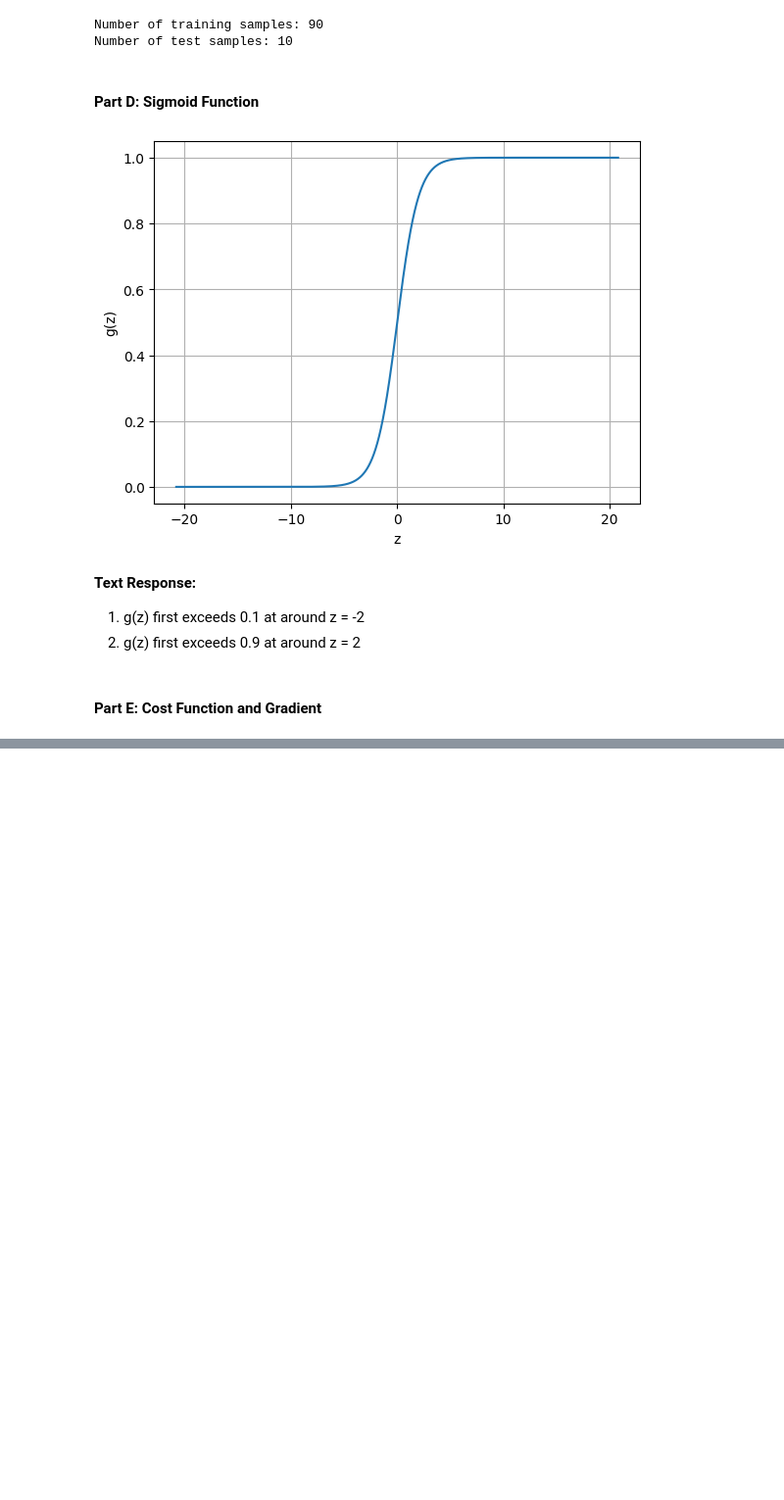
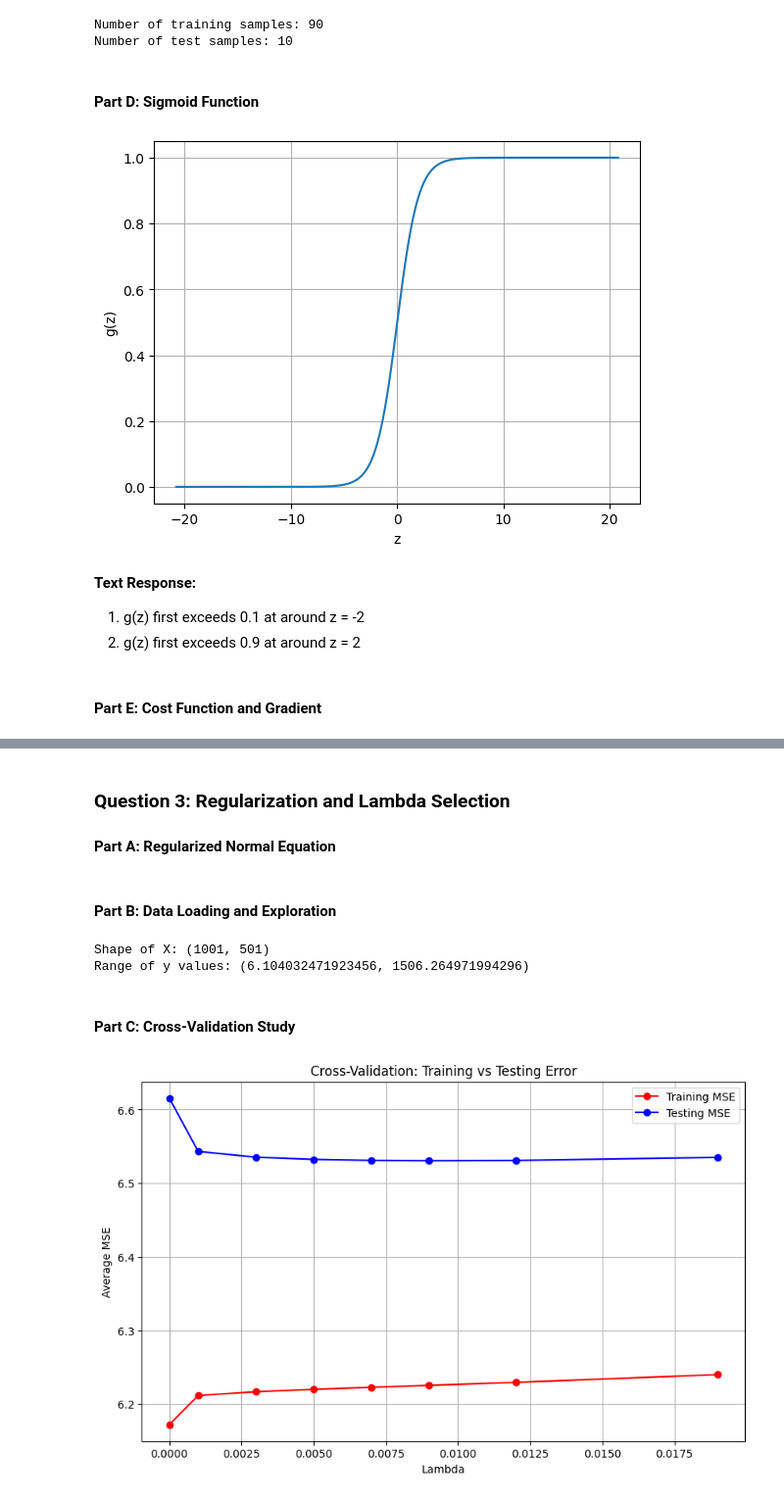
Before and after one commit to Aragya1642/1395_MachineLearning, a Jupyter notebook: ps3_Goyal_Aragya_python/ps3_Goyal_Aragya_python.ipynb, the cells around one changed output, grey strips where cells are left out. Shown at 98% size. Drawn from its saved outputs; the diff is of its cells as text; code cells hidden in the pictures; blank space fills up the shorter version.

```diff
--- a/ps3_Goyal_Aragya_python/ps3_Goyal_Aragya_python.ipynb
+++ b/ps3_Goyal_Aragya_python/ps3_Goyal_Aragya_python.ipynb
@@ -110,0 +309,3 @@ def gradFunction(theta, X, y):
+# %% [markdown]
+### Question 3: Regularization and Lambda Selection
+#### Part A: Regularized Normal Equation
@@ -110,0 +328,74 @@ def gradFunction(theta, X, y):
+# %% [markdown]
+#### Part B: Data Loading and Exploration
+# %%
+# Load the data file
+data = scipy.io.loadmat('./input/hw3_data3.mat')
+X = data['X_data']
+y = data['y']
+
+# Add bias column to X
+X = np.hstack((np.ones((X.shape[0], 1)), X))
+
+# Report dimensions of X
+print("Shape of X:", X.shape)
+
+# Report range of y values
+min_val = float(y.min())
+max_val = float(y.max())
+print(f"Range of y values: ({min_val}, {max_val})")
+# %% [output]
+Shape of X: (1001, 501)
+Range of y values: (6.104032471923456, 1506.264971994296)
+# %% [markdown]
+#### Part C: Cross-Validation Study
+# %%
+# Create matrices
+lambda_values = [0, 0.001, 0.003, 0.005, 0.007, 0.009, 0.012, 0.019]
+train_errors = np.zeros((20, len(lambda_values)))
+test_errors = np.zeros((20, len(lambda_values)))
+
+# Loop for 20 cycles
+for i in range(20):
+    # Set random seed
+    np.random.seed(D + i)
+
+    # Shuffle the data
+    indices = np.random.permutation(X.shape[0])
+    X = X[indices]
+    y = y[indices]
+
+    # Split the data (85% training, 15% test)
+    split_index = int(0.85 * X.shape[0])
+    X_train, X_test = X[:split_index], X[split_index:]
+    y_train, y_test = y[:split_index], y[split_index:]
+
+    # Loop over different lambda values
+    for j, lambda_val in enumerate(lambda_values):
+        # Train model using Reg_normalEqn
+        theta = Reg_normalEqn(X_train, y_train, lambda_val)
+
+        # Compute training and test MSE
+        train_mse = np.mean((X_train @ theta - y_train) ** 2)
+        test_mse = np.mean((X_test @ theta - y_test) ** 2)
+
+        # Store results into matrix
+        train_errors[i, j] = train_mse
+        test_errors[i, j] = test_mse
+
+# Compute average training and test MSE for each lambda
+avg_train_errors = np.mean(train_errors, axis=0)
+avg_test_errors = np.mean(test_errors, axis=0)
+
+# Plot both curves on the same figure
+plt.figure(figsize=(10, 6))
+plt.plot(lambda_values, avg_train_errors, 'ro-', label='Training MSE')
+plt.plot(lambda_values, avg_test_errors, 'bo-', label='Testing MSE')
+plt.xlabel('Lambda')
+plt.ylabel('Average MSE')
+plt.title('Cross-Validation: Training vs Testing Error')
+plt.legend()
+plt.grid(True)
+plt.savefig('./output/ps3-3-c.png')
+plt.show()
+# %% [output]
+[figure, added]
```
Also changed, not shown: parts of 20 cells of this notebook, 3 other files.
